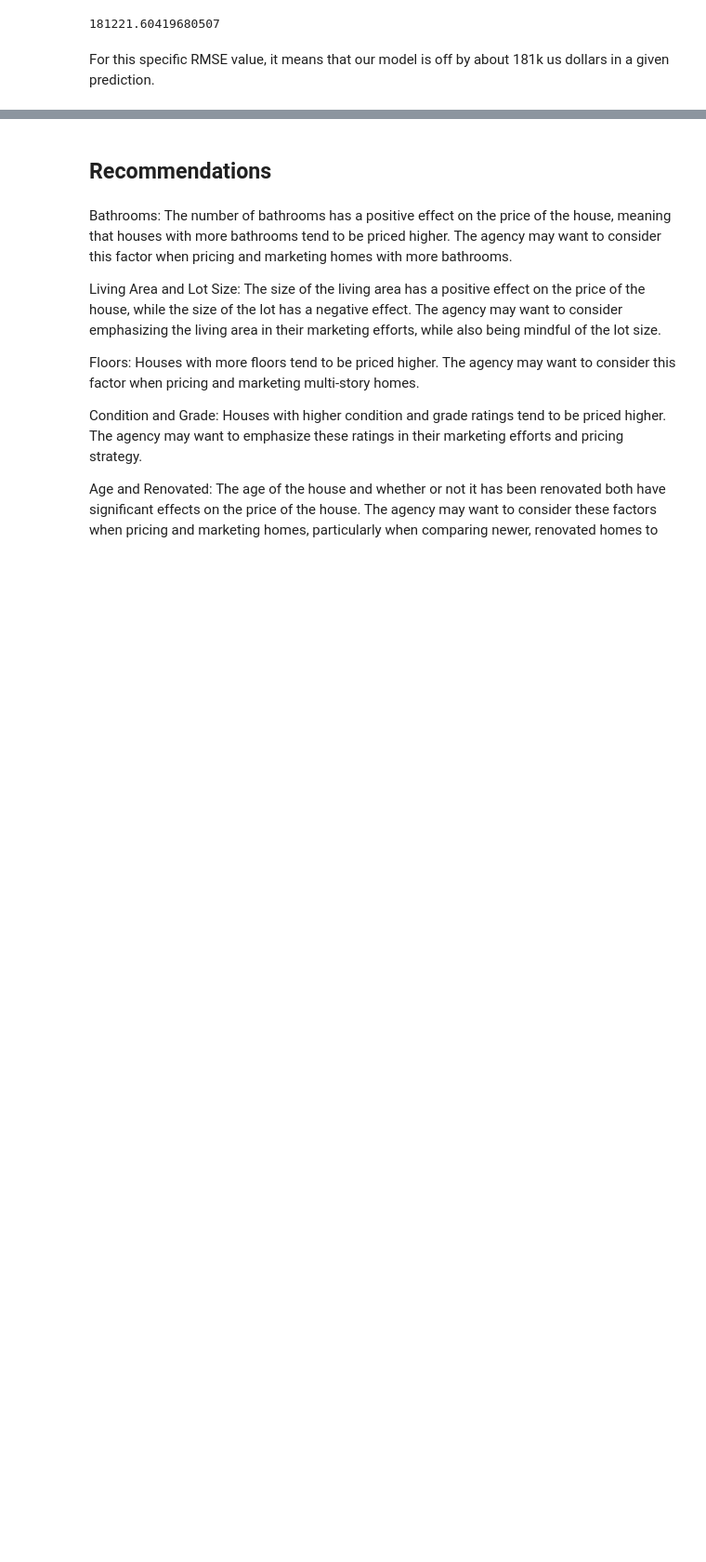
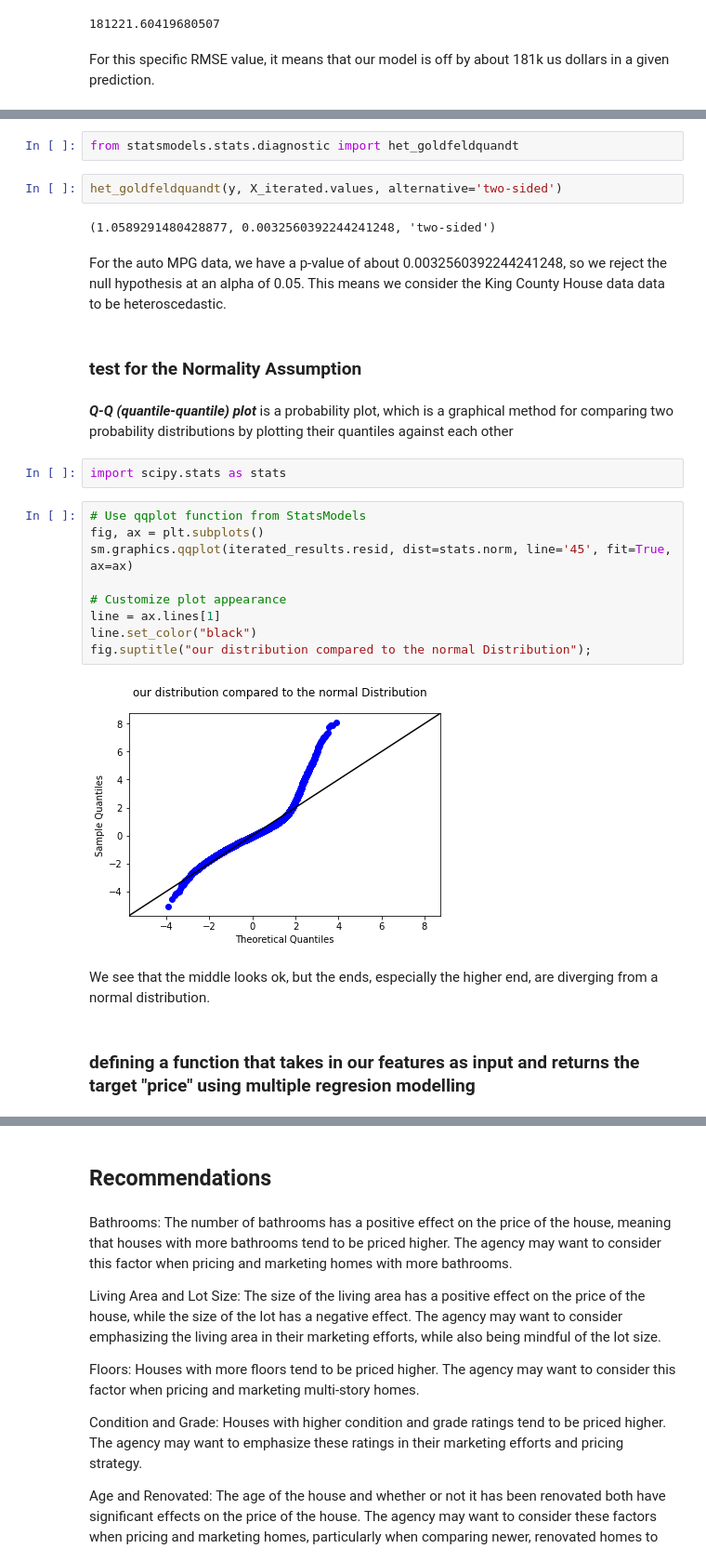
Before and after one commit to Isaac-Ndirangu-Muturi-749/Housing-Affordability-Analysis-in-King-County-Seattle, a Jupyter notebook: student.ipynb, the cells around one changed output, grey strips where cells are left out. Shown at 93% size. Saved outputs shown, nothing was run; the diff lists cells and outputs as text; blank space fills up the shorter version.

```diff
--- a/student.ipynb
+++ b/student.ipynb
@@ -868,0 +904,29 @@ For this specific RMSE value, it means that our model is off by about 181k us do
+# %%
+from statsmodels.stats.diagnostic import het_goldfeldquandt
+# %%
+het_goldfeldquandt(y, X_iterated.values, alternative='two-sided')
+# %% [output]
+(1.0589291480428877, 0.0032560392244241248, 'two-sided')
+# %% [markdown]
+For the auto MPG data, we have a p-value of about 0.0032560392244241248, so we reject the null hypothesis at an alpha of 0.05. This means we consider the King County House data data to be heteroscedastic.
+# %% [markdown]
+### test for the Normality Assumption
+# %% [markdown]
+***Q-Q (quantile-quantile) plot*** is a probability plot, which is a graphical method for comparing two probability distributions by plotting their quantiles against each other
+# %%
+import scipy.stats as stats
+# %%
+# Use qqplot function from StatsModels
+fig, ax = plt.subplots()
+sm.graphics.qqplot(iterated_results.resid, dist=stats.norm, line='45', fit=True, ax=ax)
+
+# Customize plot appearance
+line = ax.lines[1]
+line.set_color("black")
+fig.suptitle("our distribution compared to the normal Distribution");
+# %% [output]
+[figure, added]
+# %% [markdown]
+We see that the middle looks ok, but the ends, especially the higher end, are diverging from a normal distribution.
+# %% [markdown]
+### defining a function that takes in our features as input and returns the target "price" using multiple regresion modelling
```
Also changed, not shown: parts of 15 cells of this notebook.
